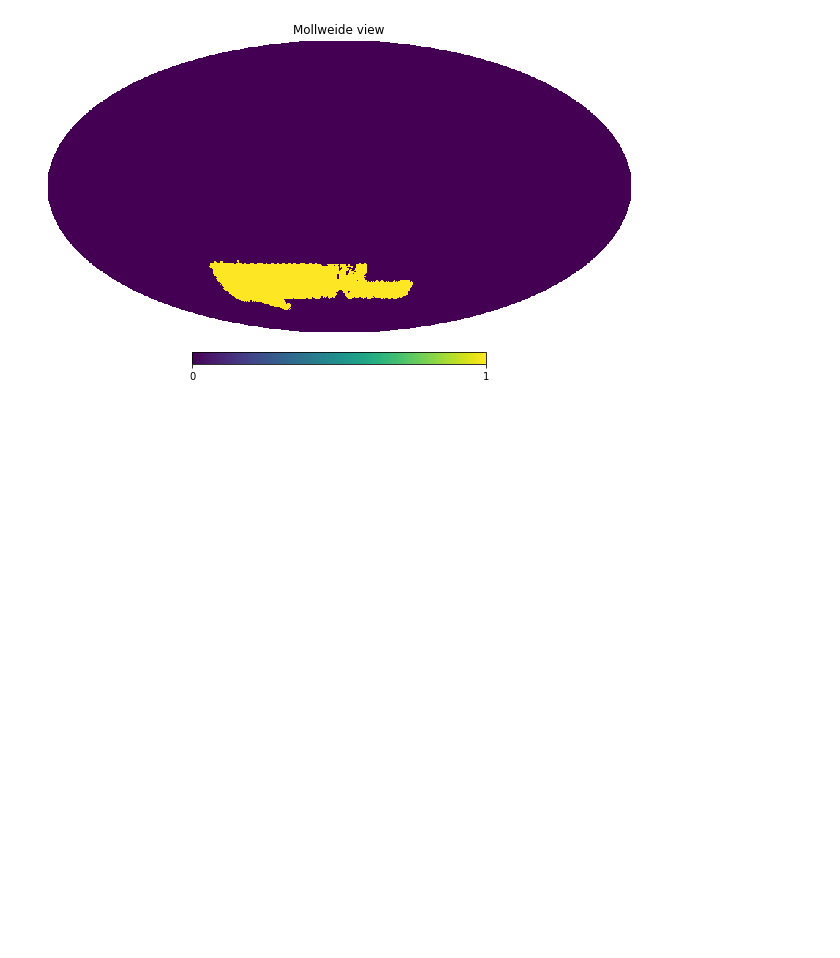
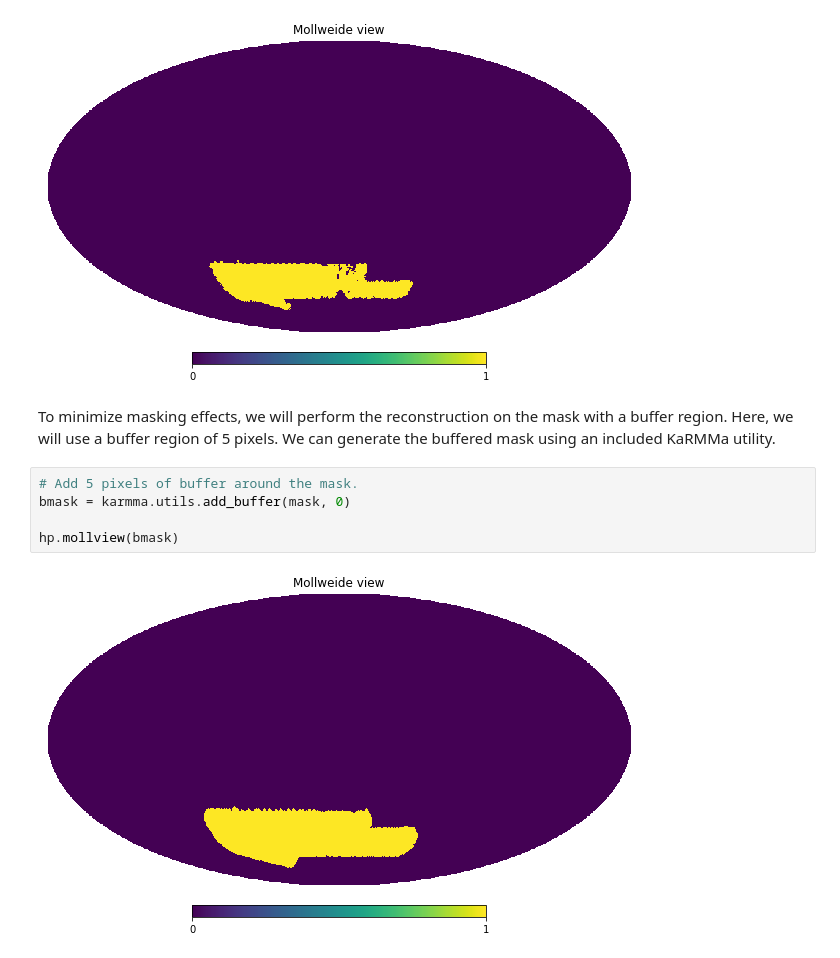
Before and after one commit to pierfied/karmma, a Jupyter notebook: demo/karmma_demo.ipynb, the cells around one changed output. Drawn from its saved outputs; the diff is of its cells as text; blank space fills up the shorter version.

```diff
--- a/demo/karmma_demo.ipynb
+++ b/demo/karmma_demo.ipynb
@@ -19,3 +25,12 @@ cl = data['cl']
 hp.mollview(mask)
 # %% [output]
 [figure]
+# %% [markdown]
+To minimize masking effects, we will perform the reconstruction on the mask with a buffer region. Here, we will use a buffer region of 5 pixels. We can generate the buffered mask using an included KaRMMa utility.
+# %%
+# Add 5 pixels of buffer around the mask.
+bmask = karmma.utils.add_buffer(mask, 0)
+
+hp.mollview(bmask)
+# %% [output]
+[figure, added]
```
Also changed, not shown: parts of 12 cells of this notebook, 2 other files.
